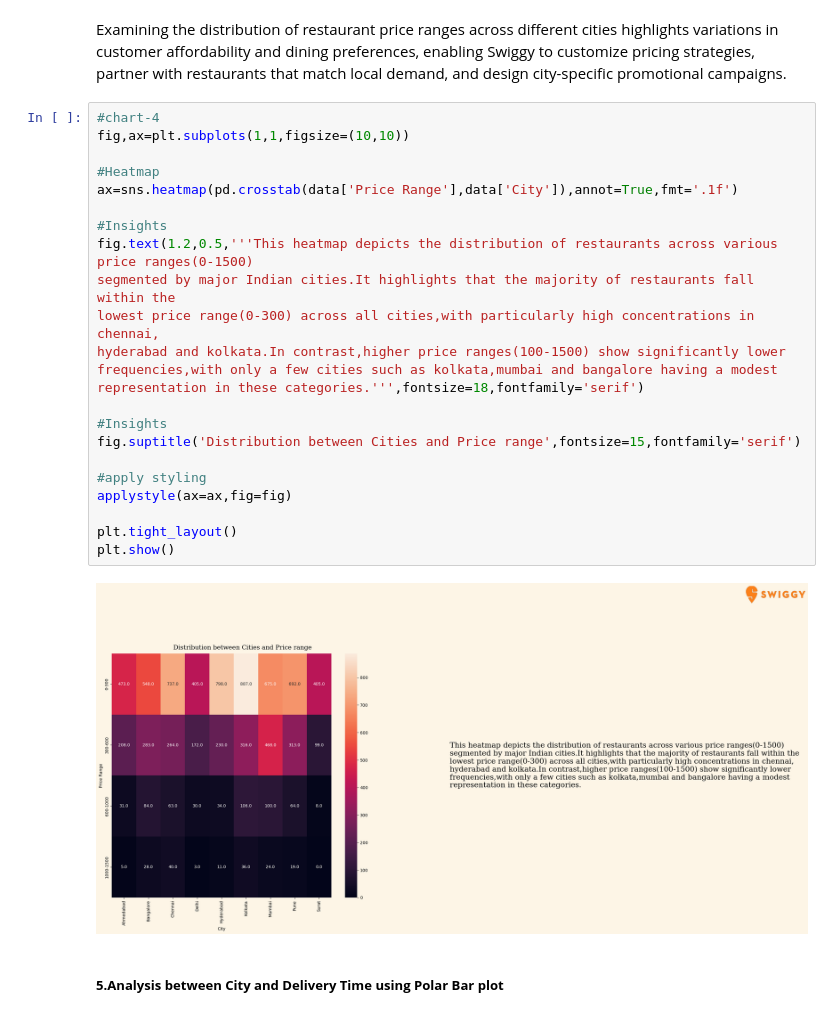
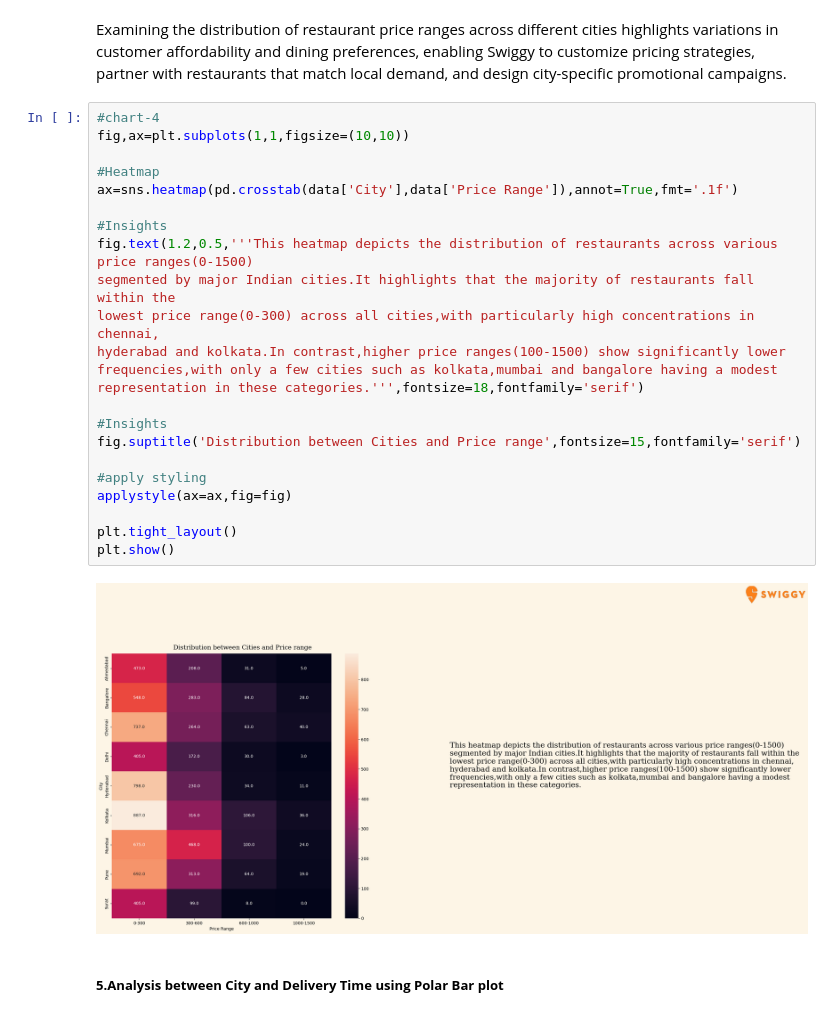
Before and after one commit to Dhruv-patel-17/Swiggy_EDA, a Jupyter notebook: swiggy_EDA.ipynb, the cells around one changed output. Cells and saved outputs as stored; diff of their text form.

```diff
--- a/swiggy_EDA.ipynb
+++ b/swiggy_EDA.ipynb
@@ -299,28 +315,28 @@ Examining the distribution of restaurant price ranges across different cities  h
 # %%
 #chart-4
 fig,ax=plt.subplots(1,1,figsize=(10,10))
 
 #Heatmap
-ax=sns.heatmap(pd.crosstab(data['Price Range'],data['City']),annot=True,fmt='.1f')
+ax=sns.heatmap(pd.crosstab(data['City'],data['Price Range']),annot=True,fmt='.1f')
 
 #Insights
 fig.text(1.2,0.5,'''This heatmap depicts the distribution of restaurants across various price ranges(0-1500)
 segmented by major Indian cities.It highlights that the majority of restaurants fall within the
 lowest price range(0-300) across all cities,with particularly high concentrations in chennai,
 hyderabad and kolkata.In contrast,higher price ranges(100-1500) show significantly lower
 frequencies,with only a few cities such as kolkata,mumbai and bangalore having a modest
 representation in these categories.''',fontsize=18,fontfamily='serif')
 
 #Insights
 fig.suptitle('Distribution between Cities and Price range',fontsize=15,fontfamily='serif')
 
 #apply styling
 applystyle(ax=ax,fig=fig)
 
 plt.tight_layout()
 plt.show()
 # %% [output]
-[figure, old version]
+[figure, new version]
 # %% [markdown]
 ##### **5.Analysis between City and Delivery Time using Polar Bar plot**
 # %% [markdown]
```
Also changed, not shown: parts of 6 cells of this notebook.
